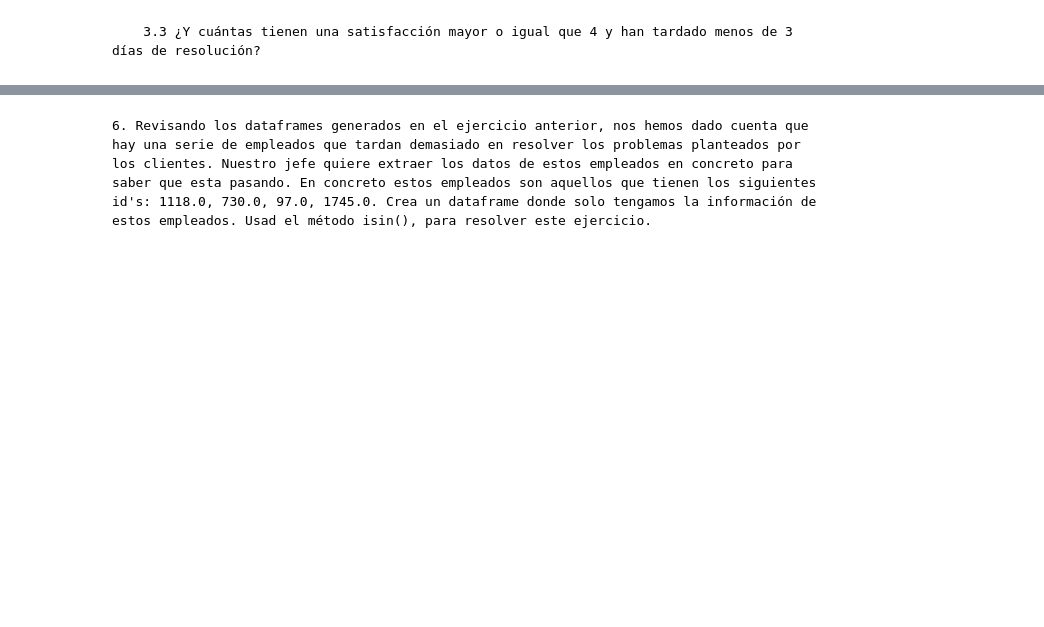
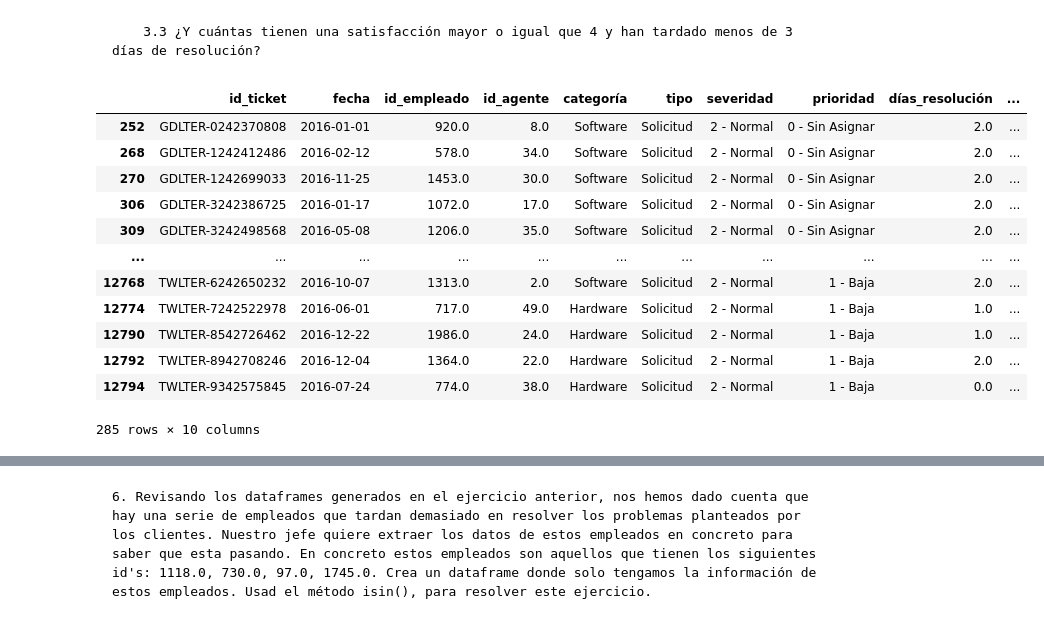
Before and after one commit to Adalab/promo-d-da-modulo2-sprint1-anabelen-silvia, a Jupyter notebook: ejercicio4/ejercicio4-pandas4.ipynb, the cells around one changed output, grey strips where cells are left out. Saved outputs shown, nothing was run; the diff lists cells and outputs as text; code cells hidden in the pictures; blank space fills up the shorter version.

```diff
--- a/ejercicio4/ejercicio4-pandas4.ipynb
+++ b/ejercicio4/ejercicio4-pandas4.ipynb
@@ -74,2 +111,5 @@ df_hard_soft
 # %% [markdown]
         3.1 De los datos filtrados en el punto 3. ¿Cuántas de ellas son de tipo "Solicitud" y cuántas de tipo "Problema"?
+# %%
+df_solicitud = df_hard_soft[df_hard_soft["tipo"] == "Solicitud"]
+df_solicitud.shape[0]
@@ -76,2 +123,5 @@ df_hard_soft
 # %% [markdown]
         3.2 ¿Cuántas solicitudes tienen una satisfacción de más de 3?
+# %%
+df_sol_plus = df_solicitud[df_solicitud["satisfacción"] > 3]
+df_sol_plus.shape[0]
@@ -78,2 +147,22 @@ df_hard_soft
 # %% [markdown]
         3.3 ¿Y cuántas tienen una satisfacción mayor o igual que 4 y han tardado menos de 3 días de resolución?
+# %%
+cond1 = df_sol_plus["satisfacción"] >=4
+cond2 = df_sol_plus["días_resolución"] < 3
+
+df_sol_premiun = df_sol_plus[cond1 & cond2]
+df_sol_premiun
+# %% [output]
+|  | id_ticket | fecha | id_empleado | id_agente | categoría | tipo | severidad | prioridad | días_resolución | ... |
+| 252 | GDLTER-0242370808 | 2016-01-01 | 920.0 | 8.0 | Software | Solicitud | 2 - Normal | 0 - Sin Asignar | 2.0 | ... |
+| 268 | GDLTER-1242412486 | 2016-02-12 | 578.0 | 34.0 | Software | Solicitud | 2 - Normal | 0 - Sin Asignar | 2.0 | ... |
+| 270 | GDLTER-1242699033 | 2016-11-25 | 1453.0 | 30.0 | Software | Solicitud | 2 - Normal | 0 - Sin Asignar | 2.0 | ... |
+| 306 | GDLTER-3242386725 | 2016-01-17 | 1072.0 | 17.0 | Software | Solicitud | 2 - Normal | 0 - Sin Asignar | 2.0 | ... |
+| 309 | GDLTER-3242498568 | 2016-05-08 | 1206.0 | 35.0 | Software | Solicitud | 2 - Normal | 0 - Sin Asignar | 2.0 | ... |
+| ... | ... | ... | ... | ... | ... | ... | ... | ... | ... | ... |
+| 12768 | TWLTER-6242650232 | 2016-10-07 | 1313.0 | 2.0 | Software | Solicitud | 2 - Normal | 1 - Baja | 2.0 | ... |
+| 12774 | TWLTER-7242522978 | 2016-06-01 | 717.0 | 49.0 | Hardware | Solicitud | 2 - Normal | 1 - Baja | 1.0 | ... |
+| 12790 | TWLTER-8542726462 | 2016-12-22 | 1986.0 | 24.0 | Hardware | Solicitud | 2 - Normal | 1 - Baja | 1.0 | ... |
+| 12792 | TWLTER-8942708246 | 2016-12-04 | 1364.0 | 22.0 | Hardware | Solicitud | 2 - Normal | 1 - Baja | 2.0 | ... |
+| 12794 | TWLTER-9342575845 | 2016-07-24 | 774.0 | 38.0 | Hardware | Solicitud | 2 - Normal | 1 - Baja | 0.0 | ... |
+285 rows × 10 columns
```
Also changed, not shown: parts of 36 cells of this notebook.
